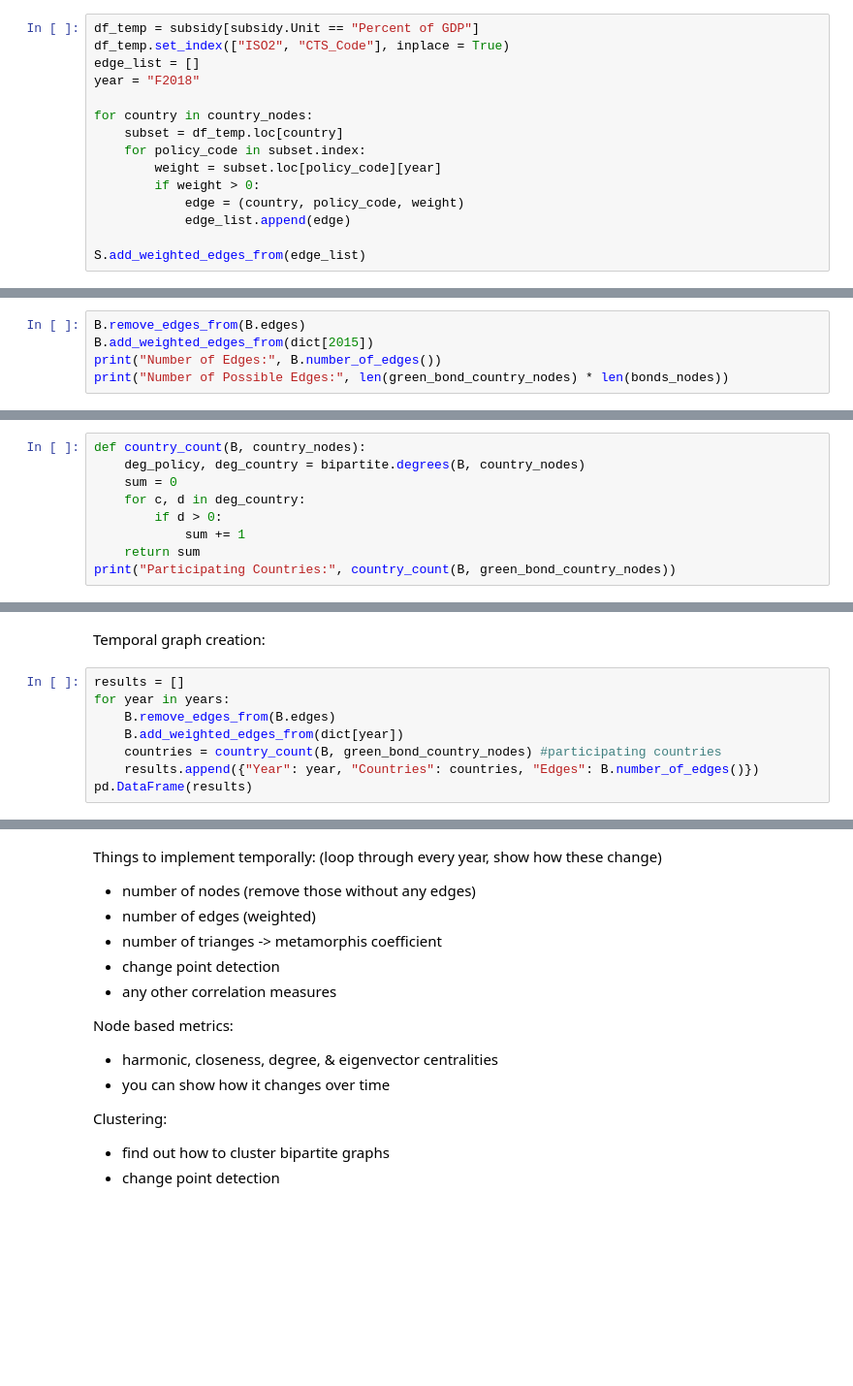
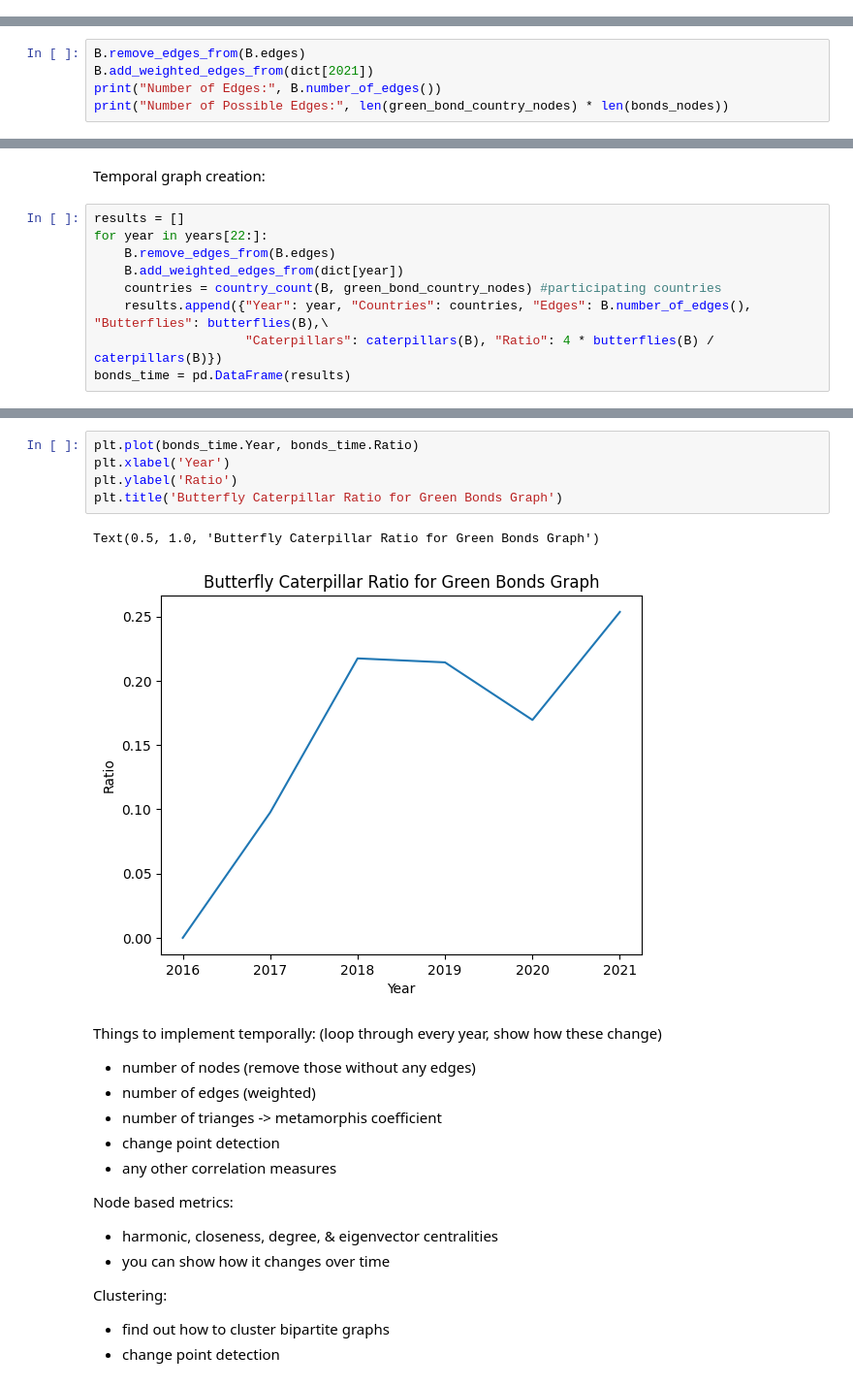
Before and after one commit to SiddharthEngineer23/CC_NA, a Jupyter notebook: main.ipynb, the cells around one changed output, grey strips where cells are left out. Shown at 97% size. Drawn from its saved outputs; the diff is of its cells as text; blank space fills up the shorter version.

```diff
--- a/main.ipynb
+++ b/main.ipynb
@@ -58,15 +7,0 @@ Loop through every country/policy combination and add an edge if the value for s
-# %%
-df_temp = subsidy[subsidy.Unit == "Percent of GDP"]
-df_temp.set_index(["ISO2", "CTS_Code"], inplace = True)
-edge_list = []
-year = "F2018"
-
-for country in country_nodes:
-    subset = df_temp.loc[country]
-    for policy_code in subset.index:
-        weight = subset.loc[policy_code][year]
-        if weight > 0:
-            edge = (country, policy_code, weight)
-            edge_list.append(edge)
-
-S.add_weighted_edges_from(edge_list)
@@ -157,7 +86,7 @@ for year in green_bonds.columns[12:]: #create edge lists for each year
 Let's create a graph for 2015 and see what it looks like:
 # %%
 B.remove_edges_from(B.edges)
-B.add_weighted_edges_from(dict[2015])
+B.add_weighted_edges_from(dict[2021])
 print("Number of Edges:", B.number_of_edges())
 print("Number of Possible Edges:", len(green_bond_country_nodes) * len(bonds_nodes))
 # %% [output]
@@ -168,9 +94,0 @@ Let's also create a method to see the number of countries implementing any polic
-# %%
-def country_count(B, country_nodes):
-    deg_policy, deg_country = bipartite.degrees(B, country_nodes)
-    sum = 0
-    for c, d in deg_country:
-        if d > 0:
-            sum += 1
-    return sum
-print("Participating Countries:", country_count(B, green_bond_country_nodes))
@@ -182,9 +108,10 @@ Participating Countries: 20
 Temporal graph creation:
 # %%
 results = []
-for year in years:
+for year in years[22:]:
     B.remove_edges_from(B.edges)
     B.add_weighted_edges_from(dict[year])
     countries = country_count(B, green_bond_country_nodes) #participating countries
-    results.append({"Year": year, "Countries": countries, "Edges": B.number_of_edges()})
-pd.DataFrame(results)
+    results.append({"Year": year, "Countries": countries, "Edges": B.number_of_edges(), "Butterflies": butterflies(B),\
+                    "Caterpillars": caterpillars(B), "Ratio": 4 * butterflies(B) / caterpillars(B)})
+bonds_time = pd.DataFrame(results)
@@ -209,3 +118,11 @@ pd.DataFrame(results)
+# %%
+plt.plot(bonds_time.Year, bonds_time.Ratio)
+plt.xlabel('Year')
+plt.ylabel('Ratio')
+plt.title('Butterfly Caterpillar Ratio for Green Bonds Graph')
+# %% [output]
+Text(0.5, 1.0, 'Butterfly Caterpillar Ratio for Green Bonds Graph')
+[figure, added]
 # %% [markdown]
 Things to implement temporally: (loop through every year, show how these change)
 - number of nodes (remove those without any edges)
```
Also changed, not shown: parts of 37 cells of this notebook, 1 other file.
